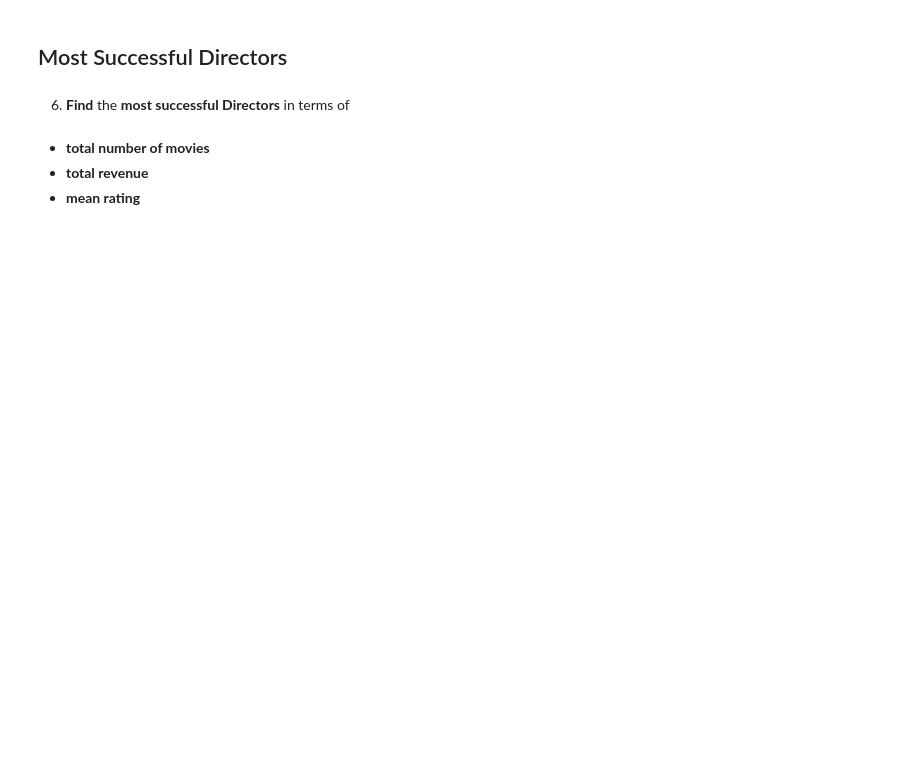
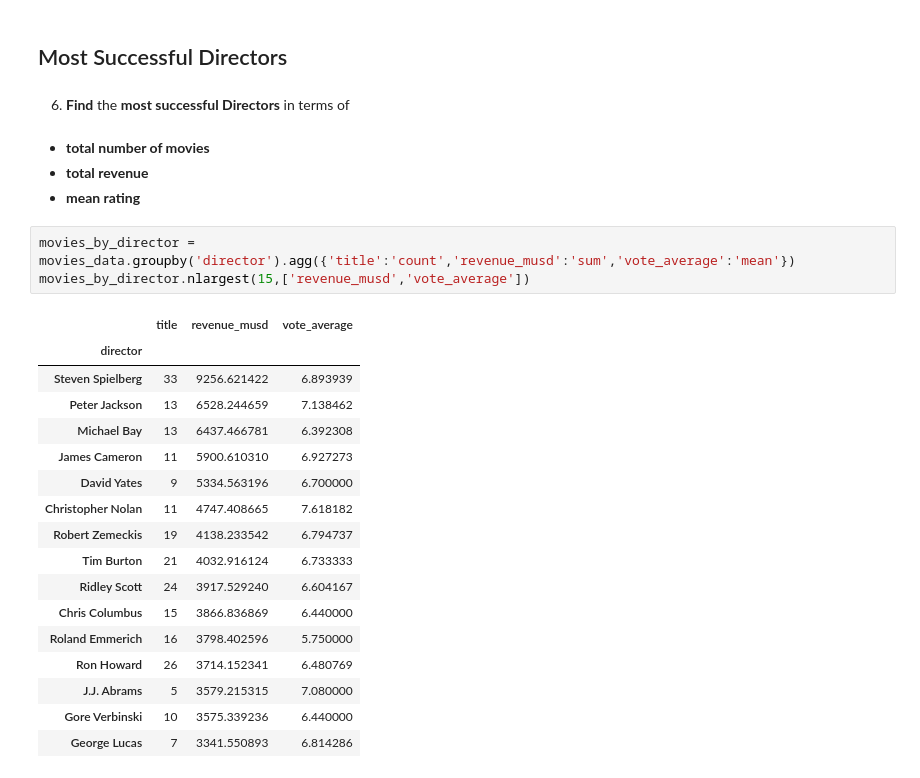
Before and after one commit to ishank296/pandas_practice_eda, a Jupyter notebook: pandas/eda_projects/Project_01_ProjectBrief_blank.ipynb, the cells around one changed output. Cells and saved outputs as stored; diff of their text form; blank space fills up the shorter version.

```diff
--- a/pandas/eda_projects/Project_01_ProjectBrief_blank.ipynb
+++ b/pandas/eda_projects/Project_01_ProjectBrief_blank.ipynb
@@ -235,3 +307,24 @@ __Franchise vs. Stand-alone: Average Rating__
 - __total number of movies__
 - __total revenue__
 - __mean rating__
+# %%
+movies_by_director = movies_data.groupby('director').agg({'title':'count','revenue_musd':'sum','vote_average':'mean'})
+movies_by_director.nlargest(15,['revenue_musd','vote_average'])
+# %% [output]
+|  | title | revenue_musd | vote_average |
+| director |  |  |  |
+| Steven Spielberg | 33 | 9256.621422 | 6.893939 |
+| Peter Jackson | 13 | 6528.244659 | 7.138462 |
+| Michael Bay | 13 | 6437.466781 | 6.392308 |
+| James Cameron | 11 | 5900.610310 | 6.927273 |
+| David Yates | 9 | 5334.563196 | 6.700000 |
+| Christopher Nolan | 11 | 4747.408665 | 7.618182 |
+| Robert Zemeckis | 19 | 4138.233542 | 6.794737 |
+| Tim Burton | 21 | 4032.916124 | 6.733333 |
+| Ridley Scott | 24 | 3917.529240 | 6.604167 |
+| Chris Columbus | 15 | 3866.836869 | 6.440000 |
+| Roland Emmerich | 16 | 3798.402596 | 5.750000 |
+| Ron Howard | 26 | 3714.152341 | 6.480769 |
+| J.J. Abrams | 5 | 3579.215315 | 7.080000 |
+| Gore Verbinski | 10 | 3575.339236 | 6.440000 |
+| George Lucas | 7 | 3341.550893 | 6.814286 |
```
Also changed, not shown: parts of 12 cells of this notebook.
